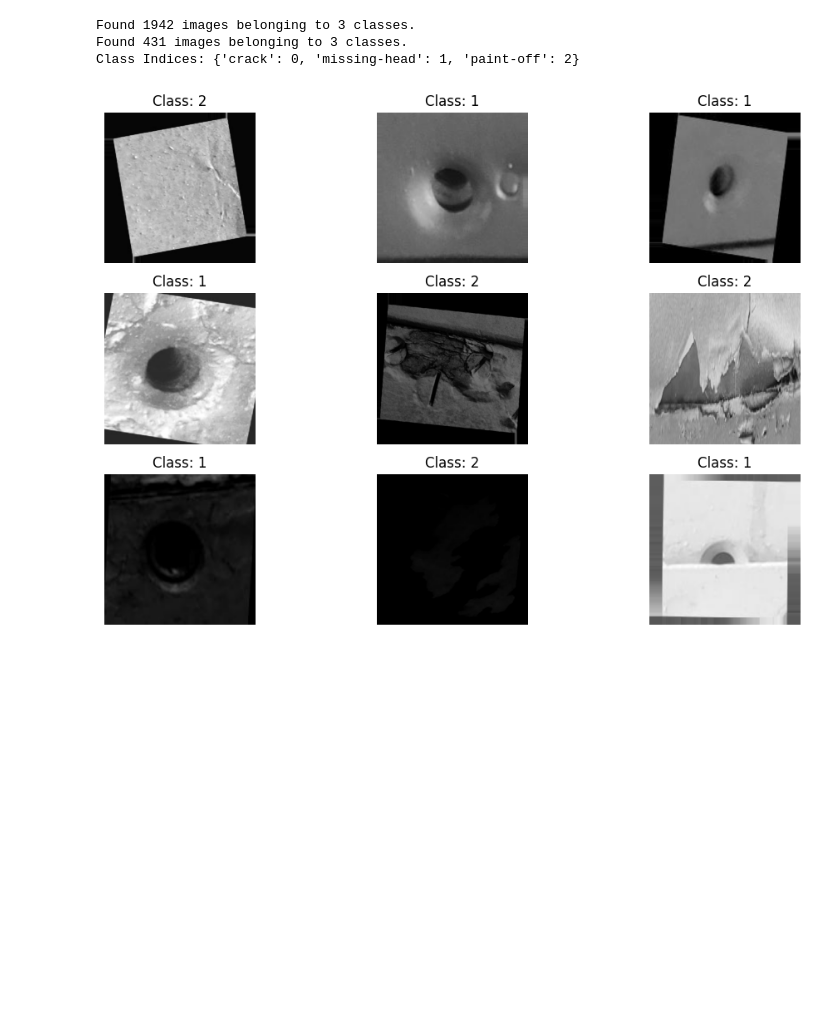
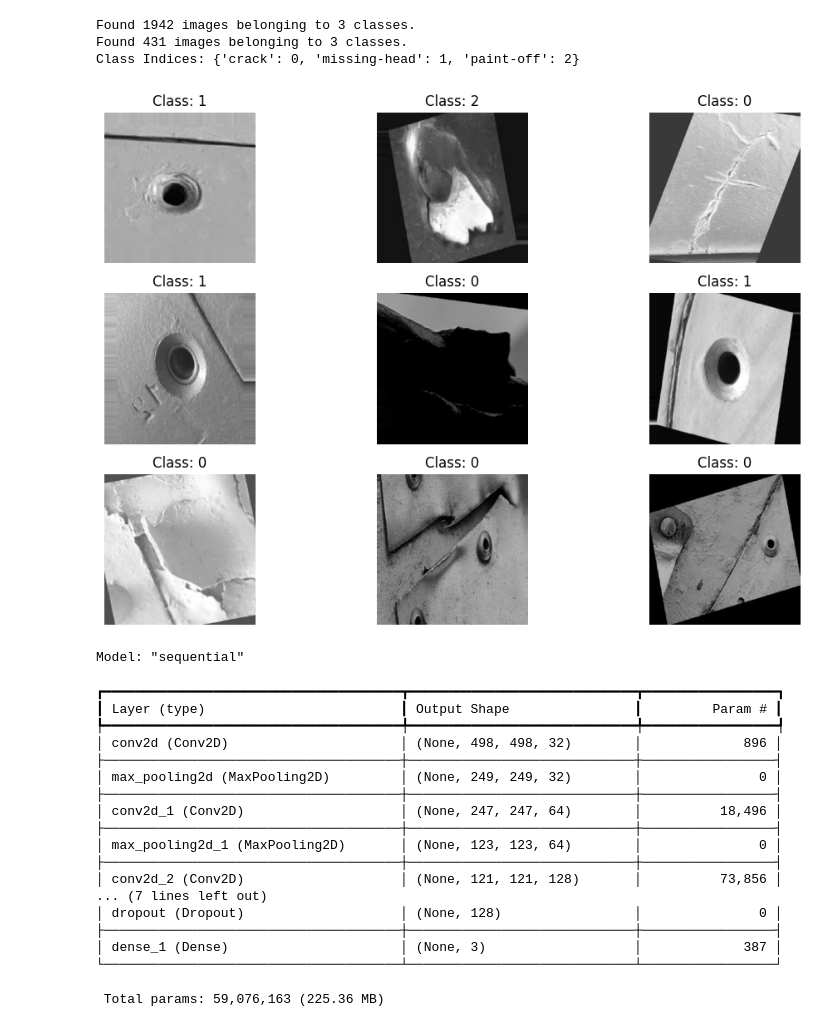
Before and after one commit to ShashwatVyas926/AER850_Project_2, a Jupyter notebook: Project_2.ipynb, the cells around one changed output. Cells and saved outputs as stored; diff of their text form; code cells hidden in the pictures; blank space fills up the shorter version.

```diff
--- a/Project_2.ipynb
+++ b/Project_2.ipynb
@@ -3,9 +3,13 @@
 # %%
 import os
 import numpy as np
+import matplotlib.pyplot as plt
 import tensorflow as tf
 from tensorflow.keras.preprocessing.image import ImageDataGenerator
+from tensorflow.keras.models import Sequential
+from tensorflow.keras.layers import Conv2D, MaxPooling2D, Flatten, Dense, Dropout
 
+# Data Processing
 base_dir = "drive/MyDrive/AER850_Project_2/Data"
 train_dir = os.path.join(base_dir, 'train')
 val_dir = os.path.join(base_dir, 'valid')
@@ -31,31 +35,105 @@ train_generator = train_datagen.flow_from_directory(
     target_size = image_size,
     batch_size = batch_size,
     class_mode='categorical'
 )
 
 validation_generator = val_datagen.flow_from_directory(
     val_dir,
     target_size = image_size,
     batch_size = batch_size,
     class_mode='categorical'
 )
 
 print("Class Indices:", train_generator.class_indices)
 
 # Example: Display a batch of images
 import matplotlib.pyplot as plt
 
 images, labels = next(train_generator)
 
 plt.figure(figsize=(12, 8))
 for i in range(9):
     plt.subplot(3, 3, i + 1)
     plt.imshow(images[i])
     plt.title(f"Class: {np.argmax(labels[i])}")
     plt.axis('off')
 plt.show()
+
+# Neural Network Architecture Design
+def create_cnn_model(input_shape=(500, 500, 3), num_classes=3):
+    model = Sequential()
+
+    model.add(Conv2D(filters=32, kernel_size=(3, 3), strides=(1, 1), activation='relu', input_shape=input_shape))
+    model.add(MaxPooling2D(pool_size=(2, 2)))
+
+    model.add(Conv2D(filters=64, kernel_size=(3, 3), strides=(1, 1), activation='relu'))
+    model.add(MaxPooling2D(pool_size=(2, 2)))
+
+    model.add(Conv2D(filters=128, kernel_size=(3, 3), strides=(1, 1), activation='relu'))
+    model.add(MaxPooling2D(pool_size=(2, 2)))
+
+# Flatten Layer
+    model.add(Flatten())
+
+# Dense and Dropout Layer
+    model.add(Dense(units=128, activation='relu'))
+    model.add(Dropout(0.5))
+    model.add(Dense(units=num_classes, activation='softmax'))
+    model.compile(optimizer='adam', loss='categorical_crossentropy', metrics=['accuracy'])
+    return model
+
+model = create_cnn_model()
+model.summary()
+
+# Model Evaluation
+history = model.fit(
+    train_generator,
+    validation_data=validation_generator,
+    epochs=20,
+    verbose=1
+)
+
+val_loss, val_accuracy = model.evaluate(validation_generator)
+print(f"Validation Accuracy: {val_accuracy:.2f}")
+
+# Plotting Training and Validation Accuracy
+plt.plot(history.history['accuracy'], label='Train Accuracy')
+plt.plot(history.history['val_accuracy'], label='Validation Accuracy')
+plt.xlabel('Epochs')
+plt.ylabel('Accuracy')
+plt.title('Training and Validation Accuracy')
+plt.legend()
+plt.show()
+
+# Plotting Training and Validation Loss
+plt.plot(history.history['loss'], label='Train Loss')
+plt.plot(history.history['val_loss'], label='Validation Loss')
+plt.xlabel('Epochs')
+plt.ylabel('Loss')
+plt.title('Training and Validation Loss')
+plt.legend()
+plt.show()
 # %% [output]
 Found 1942 images belonging to 3 classes.
 Found 431 images belonging to 3 classes.
 Class Indices: {'crack': 0, 'missing-head': 1, 'paint-off': 2}
-[figure, old version]
+[figure, new version]
+Model: "sequential"
+┏━━━━━━━━━━━━━━━━━━━━━━━━━━━━━━━━━━━━━━┳━━━━━━━━━━━━━━━━━━━━━━━━━━━━━┳━━━━━━━━━━━━━━━━━┓
+┃ Layer (type)                         ┃ Output Shape                ┃         Param # ┃
+┡━━━━━━━━━━━━━━━━━━━━━━━━━━━━━━━━━━━━━━╇━━━━━━━━━━━━━━━━━━━━━━━━━━━━━╇━━━━━━━━━━━━━━━━━┩
+│ conv2d (Conv2D)                      │ (None, 498, 498, 32)        │             896 │
+├──────────────────────────────────────┼─────────────────────────────┼─────────────────┤
+│ max_pooling2d (MaxPooling2D)         │ (None, 249, 249, 32)        │               0 │
+├──────────────────────────────────────┼─────────────────────────────┼─────────────────┤
+│ conv2d_1 (Conv2D)                    │ (None, 247, 247, 64)        │          18,496 │
+├──────────────────────────────────────┼─────────────────────────────┼─────────────────┤
+│ max_pooling2d_1 (MaxPooling2D)       │ (None, 123, 123, 64)        │               0 │
+├──────────────────────────────────────┼─────────────────────────────┼─────────────────┤
+│ conv2d_2 (Conv2D)                    │ (None, 121, 121, 128)       │          73,856 │
+... (7 lines left out)
+│ dropout (Dropout)                    │ (None, 128)                 │               0 │
+├──────────────────────────────────────┼─────────────────────────────┼─────────────────┤
+│ dense_1 (Dense)                      │ (None, 3)                   │             387 │
+└──────────────────────────────────────┴─────────────────────────────┴─────────────────┘
+ Total params: 59,076,163 (225.36 MB)
```
Also changed, not shown: parts of 1 cell of this notebook.
